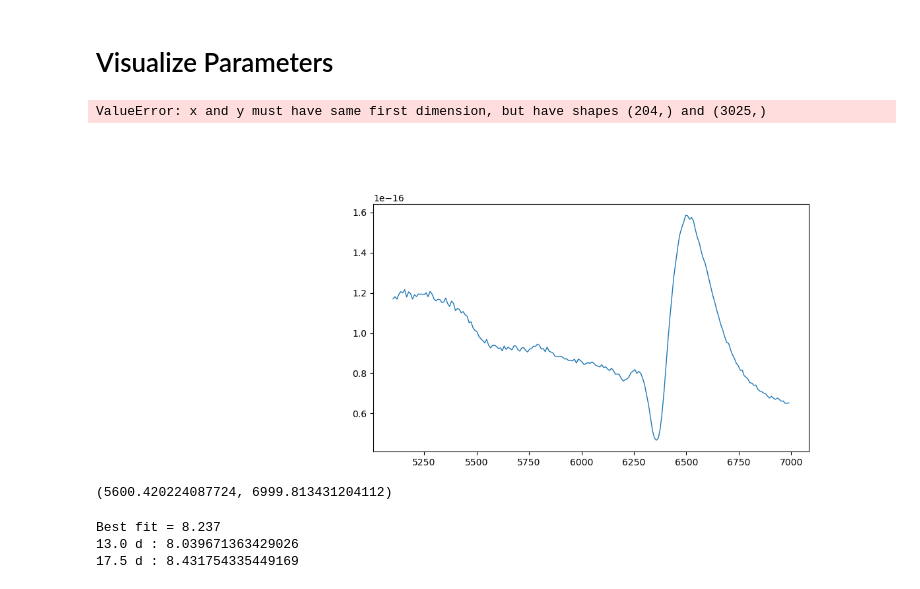
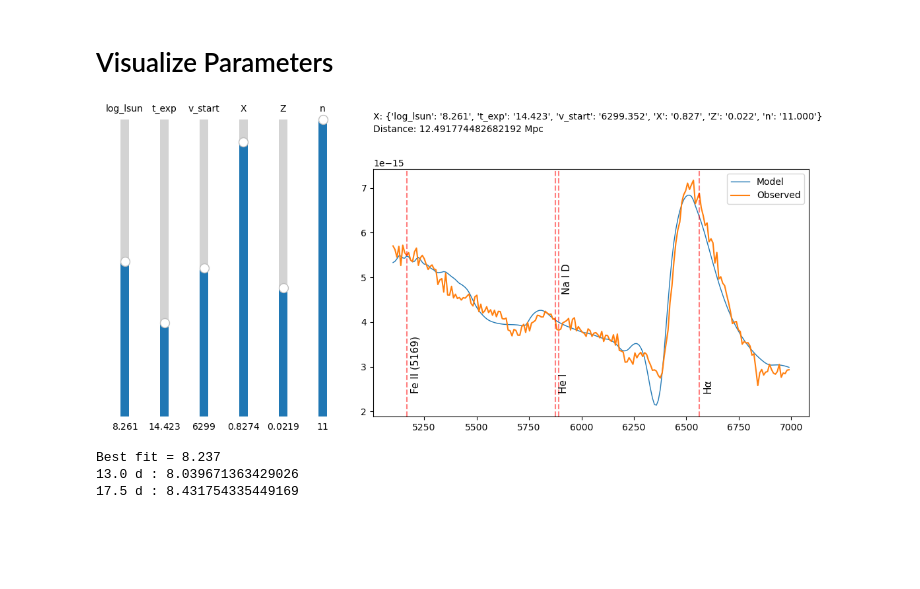
Before and after one commit to MichaelLukaszyk/iip-emulator, a Jupyter notebook: emulator/interpolator/interp.ipynb, the cells around one changed output. Drawn from its saved outputs; the diff is of its cells as text; code cells hidden in the pictures; blank space fills up the shorter version.

```diff
--- a/emulator/interpolator/interp.ipynb
+++ b/emulator/interpolator/interp.ipynb
@@ -203,20 +235,34 @@ def interp(X, force_nearest=False):
 # %%
 # MLPRegressor
 from sklearn.neural_network import MLPRegressor
-from sklearn.preprocessing import StandardScaler
+from sklearn.preprocessing import StandardScaler, RobustScaler, MinMaxScaler, QuantileTransformer, FunctionTransformer
 from sklearn.pipeline import Pipeline
 from sklearn.compose import TransformedTargetRegressor
+from sklearn.decomposition import PCA
 
 mlp = MLPRegressor(
-    max_iter=10000, alpha=1e-5, tol=1e-7, learning_rate_init=1e-3, hidden_layer_sizes=(64, 128, 64), early_stopping=False
+    max_iter=10000, alpha=1e-3, tol=1e-14, learning_rate_init=1e-3, hidden_layer_sizes=(128, 128, 64), early_stopping=False
 )
+
 model = TransformedTargetRegressor(
     regressor=Pipeline([
         ('x_scaler', StandardScaler()),
         ('mlp', mlp),
     ]),
-    transformer=StandardScaler(),
+    transformer=Pipeline([
+        # ('y_scaler', StandardScaler()),
+        ('log', FunctionTransformer(np.log1p, inverse_func=np.expm1)),
+        ('pca', PCA(n_components=30)),
+    ]),
 )
+
 model.fit(X_train, y_train)
 print('Iterations:', model.regressor_.named_steps['mlp'].n_iter_)
+pca = model.transformer_.named_steps['pca']
+print('PCA variance:', pca.explained_variance_ratio_.sum())
+
+def mlp_multiple(X_mod):
+    return model.predict(X_mod)
+def mlp_single(X_mod):
+    return model.predict(X_mod.reshape(1, -1))[0]
 # %% [output]
@@ -309,3 +353,19 @@ mean mfe: 6.5e-02
+# %%
+if False:
+    # Look at the spectra producing bad results
+    plt.figure()
+    mask = mfe > 0.4
+    bad_X = X_test[mask]
+    bad_y = y_test[mask]
+    for i in range(len(bad_y)):
+        y_i = bad_y[i]
+        y_i -= y_i.min()
+        plt.plot(wav, y_i / y_i.max())
+    show_active()
+
+    # Get indices for these bad spectra
+    bad_i = [np.where((X == row).all(axis=1))[0][0] for row in bad_X]
+    print(bad_i)
 # %% [markdown]
 # Scipy Fit
 # %%
@@ -315,7 +375,7 @@ results = []
 def f(x):
     scale = 10**x[-1]
     X_mod = x[:-1]
-    y_mod = calc_y(X_mod, force_nearest=False)
+    y_mod = mlp_single(X_mod)
     y1 = y_mod/scale
     y2 = y_obs
     y2err = y_obs_err
@@ -331,8 +391,7 @@ scale = 10**result.x[-1]
 
 plt.figure()
 plt.plot(wav, y_obs * scale, label='Observed')
-plt.plot(wav, calc_y(X_mod), label='Model')
-plt.plot(wav, calc_y(X_mod, force_nearest=True), label='Nearest')
+plt.plot(wav, mlp_single(X_mod), label='Model')
 plt.title('Differential Evolution Fit')
 plt.legend()
 util.label_common_features()
@@ -392,7 +454,7 @@ text_dist = ax.text(
 def redraw(initial=False):
     scale = 1
     if line1:
-        y_mod = calc_y(active_vals)
+        y_mod = mlp_single(active_vals)
         if overlay_observed:
             scale = np.nanmean(y_obs) / np.nanmean(y_mod)
         line1.set_ydata(y_mod * scale)
@@ -401,7 +463,7 @@ def redraw(initial=False):
         text_X.set_text('X: ' + str(dict(zip(sampler_names, vals_formatted))))
         text_dist.set_text('Distance: ' + str(util.distance(1/scale)))
     if line2:
-        y_mod = calc_y(active_vals, force_nearest=True)
+        y_mod = nearest_single(active_vals)
         if overlay_observed:
             scale = np.nanmean(y_obs) / np.nanmean(y_mod)
         line2.set_ydata(y_mod * scale)
@@ -414,39 +476,34 @@ def redraw(initial=False):
             text_dist.set_text('Distance: ' + str(util.distance(1/scale)))
     if autoscale_view or initial:
         ax.relim()
         ax.autoscale_view()
     fig.canvas.draw_idle()
 
 # Make sliders
 sliders = []
 for index, name in enumerate(param_names):
     ax_slider = fig.add_axes([0.025 + 0.25 * index / 5, 0.05, 0.0225, 0.9])
     slider = Slider(
         ax=ax_slider,
         label=param_names[index],
         valmin=limits[index][0],
         valmax=limits[index][1],
         valinit=active_vals[index],
         orientation='vertical'
     )
     def make_update(index):
         def update(val):
             active_vals[index] = val
             redraw()
         return update
     slider.on_changed(make_update(index))
     sliders.append(slider)
 
 redraw(True)
 ax.legend()
 plt.show()
 # %% [output]
-ValueError: x and y must have same first dimension, but have shapes (204,) and (3025,)
-[figure, old version]
+[figure, new version]
-# %%
-print(limits[2])
-# %% [output]
-(5600.420224087724, 6999.813431204112)
 # %%
 from astropy.constants import sigma_sb
 def blackbody_L(t_exp, T, v):
```
Also changed, not shown: parts of 22 cells of this notebook, 11 other files.
